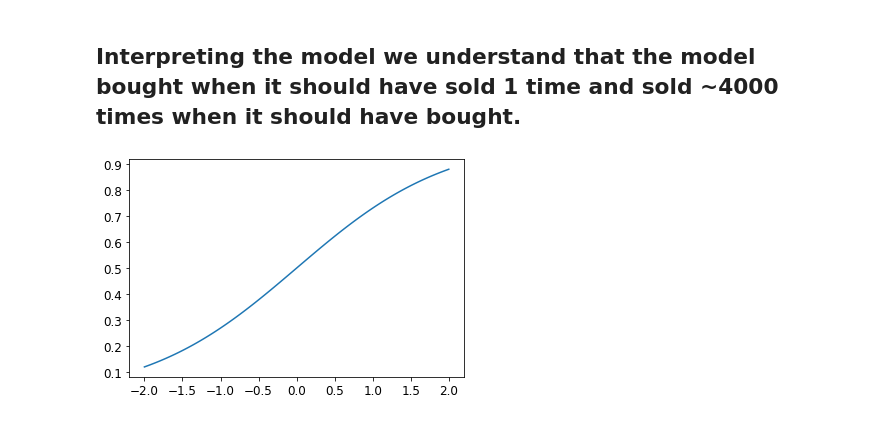
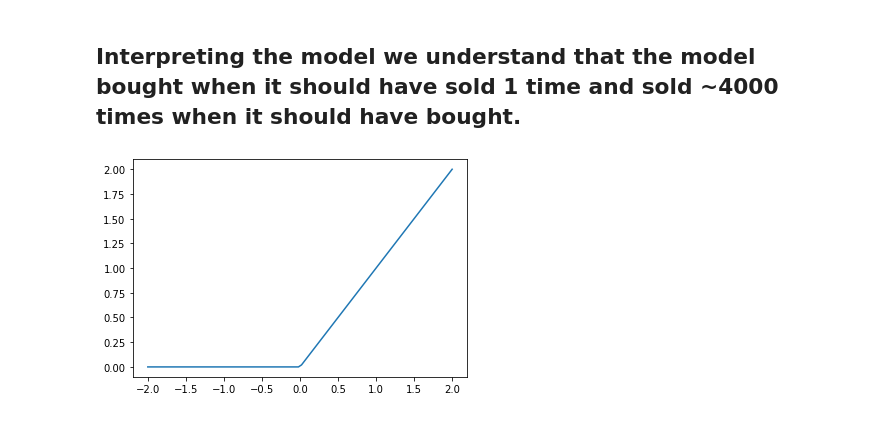
Before and after one commit to ClaudiuFilip110/Bachelor-s-thesis, a Jupyter notebook: predicting_crypto_RNN.ipynb, the cells around one changed output. Drawn from its saved outputs; the diff is of its cells as text; code cells hidden in the pictures.

```diff
--- a/predicting_crypto_RNN.ipynb
+++ b/predicting_crypto_RNN.ipynb
@@ -522,9 +504,10 @@ _________________|__________|_________
 # %% [markdown]
 ## Interpreting the model we understand that the model bought when it should have sold 1 time and sold ~4000 times when it should have bought.
 # %%
+%matplotlib inline
 from fastai.vision.all import *
 from fastbook import *
 
-plot_function(F.sigmoid)
+plot_function(torch.relu)
 # %% [output]
-[figure, old version]
+[figure, new version]
```
Also changed, not shown: parts of 5 cells of this notebook, 19 other files.
